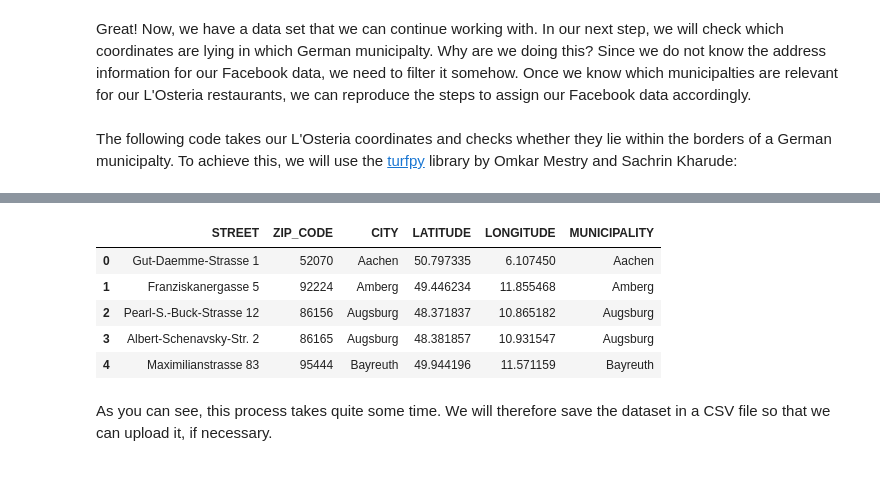
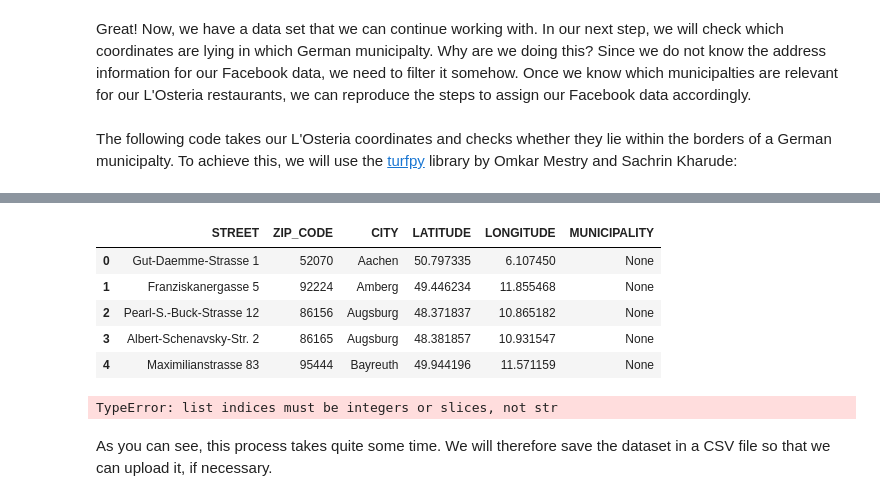
Before and after one commit to Mauricebuettgenbach/battle_of_the_neighborhoods, a Jupyter notebook: The_battle_of_neighborhoods.ipynb, the cells around one changed output, grey strips where cells are left out. Cells and saved outputs as stored; diff of their text form; code cells hidden in the pictures.

```diff
--- a/The_battle_of_neighborhoods.ipynb
+++ b/The_battle_of_neighborhoods.ipynb
@@ -467,41 +467,31 @@ Great! Now, we have a data set that we can continue working with. In our next st
 <br>
 The following code takes our L'Osteria coordinates and checks whether they lie within the borders of a German municipalty. To achieve this, we will use the [turfpy](https://pypi.org/project/turfpy/) library by Omkar Mestry and Sachrin Kharude:
 # %%
+%%time
+
 # Import working libraries
 from turfpy.measurement import boolean_point_in_polygon
 from geojson import Point, Polygon, Feature
 
-# Create copy from restaurants variable
-copy = restaurants.copy()
-
-# Create temporary variable to store found municipality
-found_municipality = []
-
-# Loop through copy to check for municipalties
-for i in tqdm(range(len(copy.index))):
-    # Get restaurant address
-    address = copy.iloc[i, 0:1].values[0]
+# Define function to find matching municipality polygon
+def find_municipality(lat, lng):
     # Define point
-    point = Feature(geometry=Point((copy.iloc[i, 3:4].values[0], copy.iloc[i, 4:5].values[0])))
-    # Loop through polygons and check whether point lies in them
-    for x in range(len(municipalities.index)):
+    point = Feature(geometry=Point((lat, lng)))
+    # Check against municipalities
+    for i in range(len(municipalities[:1000].index)):
         # Get municipality
-        municipality = municipalities.iloc[x, 0:1].values[0]
+        municipality = municipalities.iloc[i, 0:1].values[0]
         # Get polygon
-        polygon = Polygon([municipalities.iloc[x, 2:3].values[0]])
+        polygon = Polygon([municipalities.iloc[i, 2:3].values[0]])
         # Check if point is in polygon
         if boolean_point_in_polygon(point, polygon) == True:
             # Store municipality in variable
-            found_municipality.append(municipality)
+            return municipality
             # Return to main loop
             break
 
-# Store municipality in restaurants variable
-restaurants['MUNICIPALITY'] = found_municipality
-
-# Spacer
-print()
-print()
+# Execute function
+restaurants['MUNICIPALITY'] = restaurants.apply(lambda row: find_municipality(lat=row['LATITUDE'], lng=row['LONGITUDE']), axis=1)
 
 # Visualize
 restaurants.head()
@@ -509,6 +500,6 @@ restaurants.head()
 |  | STREET | ZIP_CODE | CITY | LATITUDE | LONGITUDE | MUNICIPALITY |
-| 0 | Gut-Daemme-Strasse 1 | 52070 | Aachen | 50.797335 | 6.107450 | Aachen |
-| 1 | Franziskanergasse 5 | 92224 | Amberg | 49.446234 | 11.855468 | Amberg |
-| 2 | Pearl-S.-Buck-Strasse 12 | 86156 | Augsburg | 48.371837 | 10.865182 | Augsburg |
-| 3 | Albert-Schenavsky-Str. 2 | 86165 | Augsburg | 48.381857 | 10.931547 | Augsburg |
-| 4 | Maximilianstrasse 83 | 95444 | Bayreuth | 49.944196 | 11.571159 | Bayreuth |
+| 0 | Gut-Daemme-Strasse 1 | 52070 | Aachen | 50.797335 | 6.107450 | None |
+| 1 | Franziskanergasse 5 | 92224 | Amberg | 49.446234 | 11.855468 | None |
+| 2 | Pearl-S.-Buck-Strasse 12 | 86156 | Augsburg | 48.371837 | 10.865182 | None |
+| 3 | Albert-Schenavsky-Str. 2 | 86165 | Augsburg | 48.381857 | 10.931547 | None |
+| 4 | Maximilianstrasse 83 | 95444 | Bayreuth | 49.944196 | 11.571159 | None |
@@ -515,3 +541,11 @@ restaurants.head()
+# %%
+copy = municipalities.copy()
+
+copy['coords'] = copy['coords'].apply(lambda row: Polygon(row['coords']))
+
+copy.head()
+# %% [output]
+TypeError: list indices must be integers or slices, not str
 # %% [markdown]
 As you can see, this process takes quite some time. We will therefore save the dataset in a CSV file so that we can upload it, if necessary.
 # %%
```
Also changed, not shown: parts of 3 cells of this notebook.
